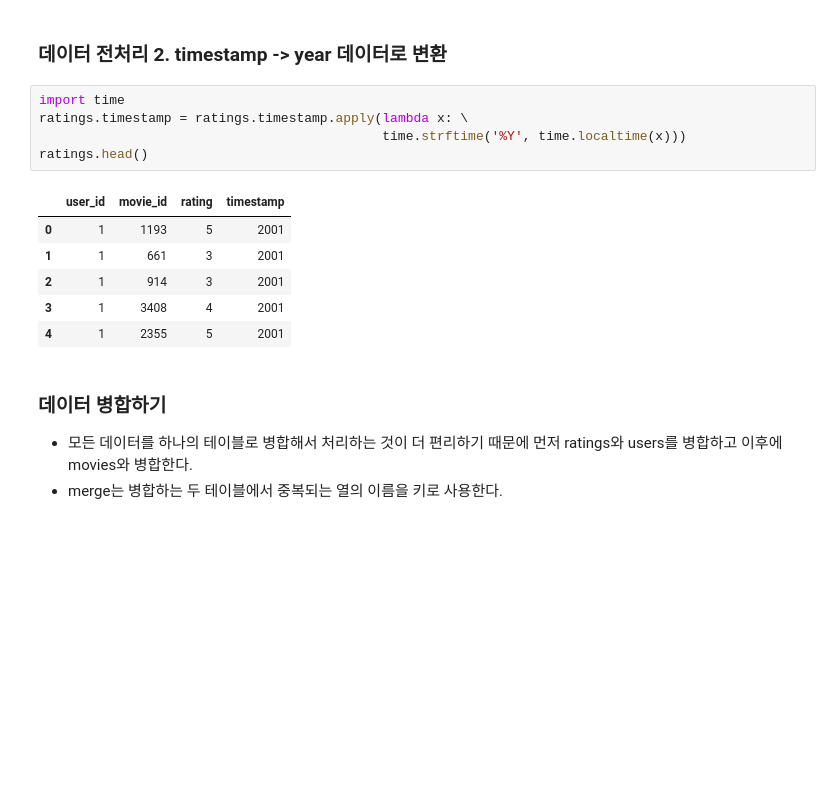
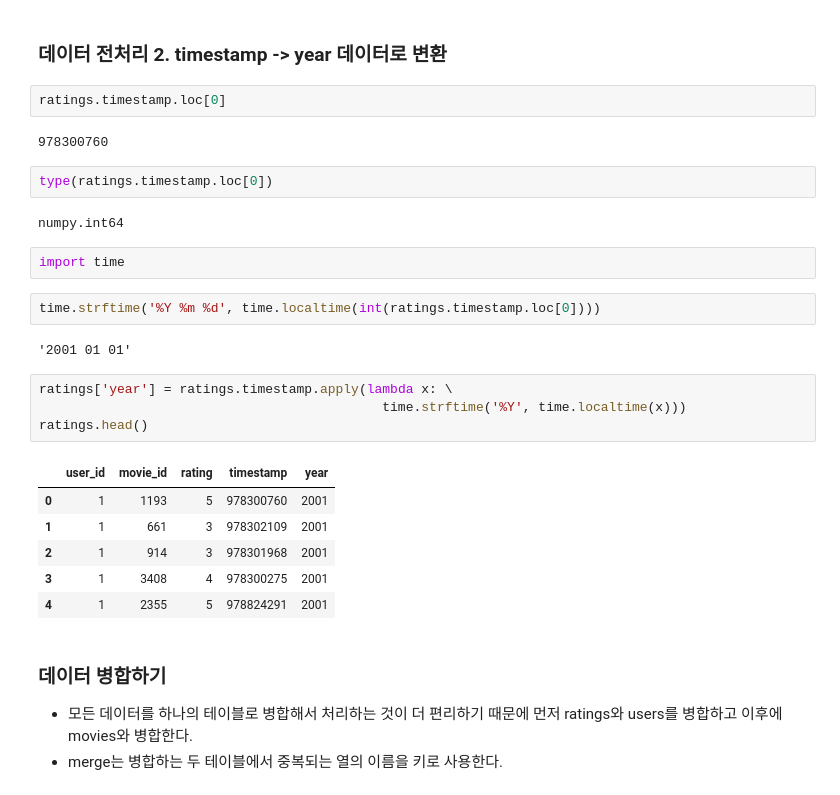
Before and after one commit to joyce04/python_database_class, a Jupyter notebook: 2. Pandas,Numpy/2. Pandas와 Numpy를 활용한 영화 평점 데이터.ipynb, the cells around one changed output. Cells and saved outputs as stored; diff of their text form; blank space fills up the shorter version.

```diff
--- a/2. Pandas,Numpy/2. Pandas와 Numpy를 활용한 영화 평점 데이터.ipynb
+++ b/2. Pandas,Numpy/2. Pandas와 Numpy를 활용한 영화 평점 데이터.ipynb
@@ -141,18 +143,31 @@ array(['Animation', "Children's", 'Comedy', 'Adventure', 'Fantasy',
        'Western'], dtype=object)
 # %% [markdown]
 ### 데이터 전처리 2. timestamp -> year 데이터로 변환
+# %%
+ratings.timestamp.loc[0]
+# %% [output]
+978300760
+# %%
+type(ratings.timestamp.loc[0])
+# %% [output]
+numpy.int64
+# %%
+import time
+# %%
+time.strftime('%Y %m %d', time.localtime(int(ratings.timestamp.loc[0])))
+# %% [output]
+'2001 01 01'
 # %%
-import time
-ratings.timestamp = ratings.timestamp.apply(lambda x: \
+ratings['year'] = ratings.timestamp.apply(lambda x: \
                                             time.strftime('%Y', time.localtime(x)))
 ratings.head()
 # %% [output]
-|  | user_id | movie_id | rating | timestamp |
-| 0 | 1 | 1193 | 5 | 2001 |
-| 1 | 1 | 661 | 3 | 2001 |
-| 2 | 1 | 914 | 3 | 2001 |
-| 3 | 1 | 3408 | 4 | 2001 |
-| 4 | 1 | 2355 | 5 | 2001 |
+|  | user_id | movie_id | rating | timestamp | year |
+| 0 | 1 | 1193 | 5 | 978300760 | 2001 |
+| 1 | 1 | 661 | 3 | 978302109 | 2001 |
+| 2 | 1 | 914 | 3 | 978301968 | 2001 |
+| 3 | 1 | 3408 | 4 | 978300275 | 2001 |
+| 4 | 1 | 2355 | 5 | 978824291 | 2001 |
 # %% [markdown]
 ### 데이터 병합하기
 
```
Also changed, not shown: parts of 7 cells of this notebook, 2 other files.
